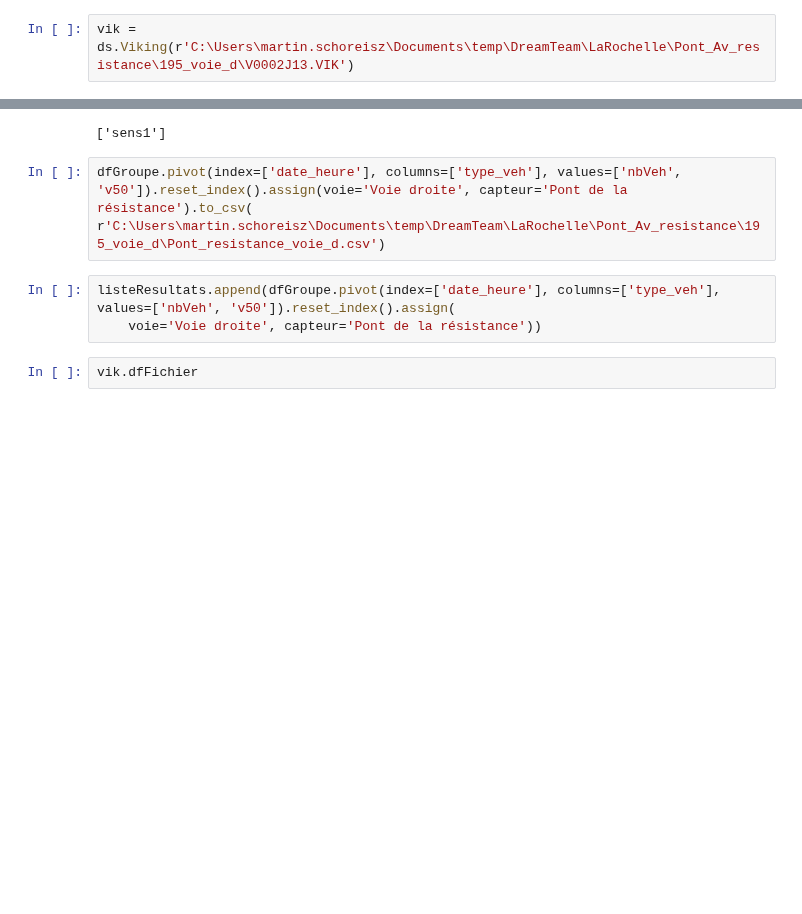
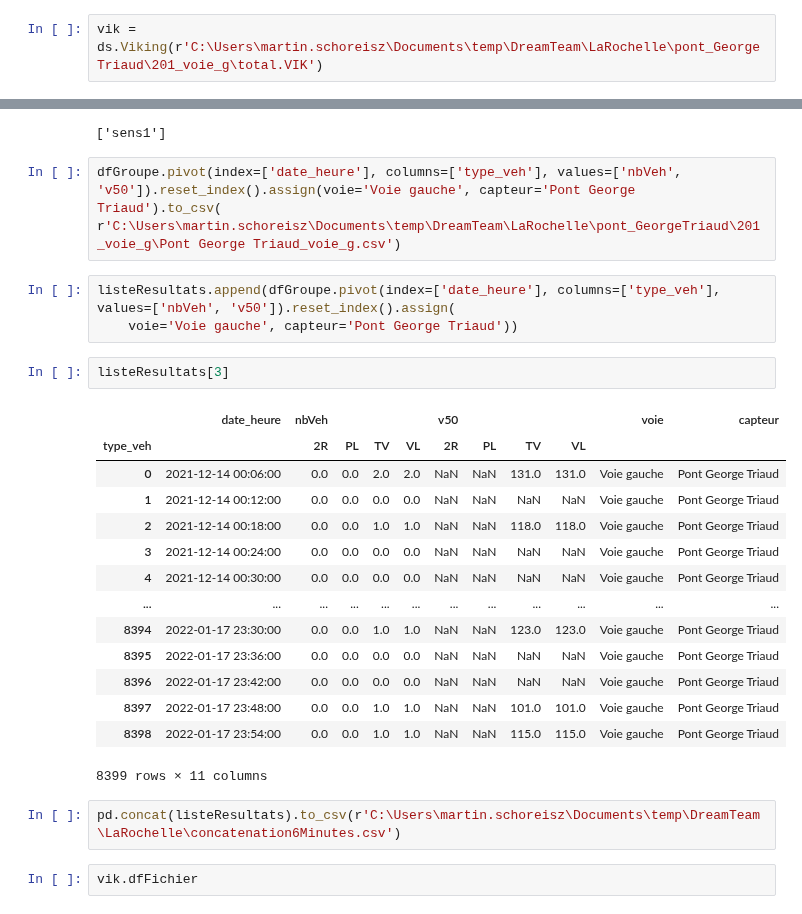
Before and after one commit to nantodevison/otv, a Jupyter notebook: otv/Transfert_Donnees/BacASable.ipynb, the cells around one changed output, grey strips where cells are left out. Cells and saved outputs as stored; diff of their text form; blank space fills up the shorter version.

```diff
--- a/otv/Transfert_Donnees/BacASable.ipynb
+++ b/otv/Transfert_Donnees/BacASable.ipynb
@@ -94,5 +94,5 @@ cpt.dfHoraire2Sens
 # %%
 listeResultats=[]
 # %%
-vik = ds.Viking(r'C:\Users\martin.schoreisz\Documents\temp\DreamTeam\LaRochelle\Pont_Av_resistance\195_voie_d\V0002J13.VIK')
+vik = ds.Viking(r'C:\Users\martin.schoreisz\Documents\temp\DreamTeam\LaRochelle\pont_GeorgeTriaud\201_voie_g\total.VIK')
 # %% [output]
@@ -113,11 +113,30 @@ dfGroupe = ds.GroupeCompletude(ds.NettoyageTemps(test), '6T', vitesse=True)#.ilo
 # %% [output]
 ['sens1']
 # %%
-dfGroupe.pivot(index=['date_heure'], columns=['type_veh'], values=['nbVeh', 'v50']).reset_index().assign(voie='Voie droite', capteur='Pont de la résistance').to_csv(
-r'C:\Users\martin.schoreisz\Documents\temp\DreamTeam\LaRochelle\Pont_Av_resistance\195_voie_d\Pont_resistance_voie_d.csv')
+dfGroupe.pivot(index=['date_heure'], columns=['type_veh'], values=['nbVeh', 'v50']).reset_index().assign(voie='Voie gauche', capteur='Pont George Triaud').to_csv(
+r'C:\Users\martin.schoreisz\Documents\temp\DreamTeam\LaRochelle\pont_GeorgeTriaud\201_voie_g\Pont George Triaud_voie_g.csv')
 # %%
 listeResultats.append(dfGroupe.pivot(index=['date_heure'], columns=['type_veh'], values=['nbVeh', 'v50']).reset_index().assign(
-    voie='Voie droite', capteur='Pont de la résistance'))
+    voie='Voie gauche', capteur='Pont George Triaud'))
+# %%
+listeResultats[3]
+# %% [output]
+|  | date_heure | nbVeh |  |  |  | v50 |  |  |  | voie | capteur |
+| type_veh |  | 2R | PL | TV | VL | 2R | PL | TV | VL |  |  |
+| 0 | 2021-12-14 00:06:00 | 0.0 | 0.0 | 2.0 | 2.0 | NaN | NaN | 131.0 | 131.0 | Voie gauche | Pont George Triaud |
+| 1 | 2021-12-14 00:12:00 | 0.0 | 0.0 | 0.0 | 0.0 | NaN | NaN | NaN | NaN | Voie gauche | Pont George Triaud |
+| 2 | 2021-12-14 00:18:00 | 0.0 | 0.0 | 1.0 | 1.0 | NaN | NaN | 118.0 | 118.0 | Voie gauche | Pont George Triaud |
+| 3 | 2021-12-14 00:24:00 | 0.0 | 0.0 | 0.0 | 0.0 | NaN | NaN | NaN | NaN | Voie gauche | Pont George Triaud |
+| 4 | 2021-12-14 00:30:00 | 0.0 | 0.0 | 0.0 | 0.0 | NaN | NaN | NaN | NaN | Voie gauche | Pont George Triaud |
+| ... | ... | ... | ... | ... | ... | ... | ... | ... | ... | ... | ... |
+| 8394 | 2022-01-17 23:30:00 | 0.0 | 0.0 | 1.0 | 1.0 | NaN | NaN | 123.0 | 123.0 | Voie gauche | Pont George Triaud |
+| 8395 | 2022-01-17 23:36:00 | 0.0 | 0.0 | 0.0 | 0.0 | NaN | NaN | NaN | NaN | Voie gauche | Pont George Triaud |
+| 8396 | 2022-01-17 23:42:00 | 0.0 | 0.0 | 0.0 | 0.0 | NaN | NaN | NaN | NaN | Voie gauche | Pont George Triaud |
+| 8397 | 2022-01-17 23:48:00 | 0.0 | 0.0 | 1.0 | 1.0 | NaN | NaN | 101.0 | 101.0 | Voie gauche | Pont George Triaud |
+| 8398 | 2022-01-17 23:54:00 | 0.0 | 0.0 | 1.0 | 1.0 | NaN | NaN | 115.0 | 115.0 | Voie gauche | Pont George Triaud |
+8399 rows × 11 columns
+# %%
+pd.concat(listeResultats).to_csv(r'C:\Users\martin.schoreisz\Documents\temp\DreamTeam\LaRochelle\concatenation6Minutes.csv')
 # %%
 vik.dfFichier
 # %%
```
Also changed, not shown: parts of 1 cell of this notebook, 4 other files.
